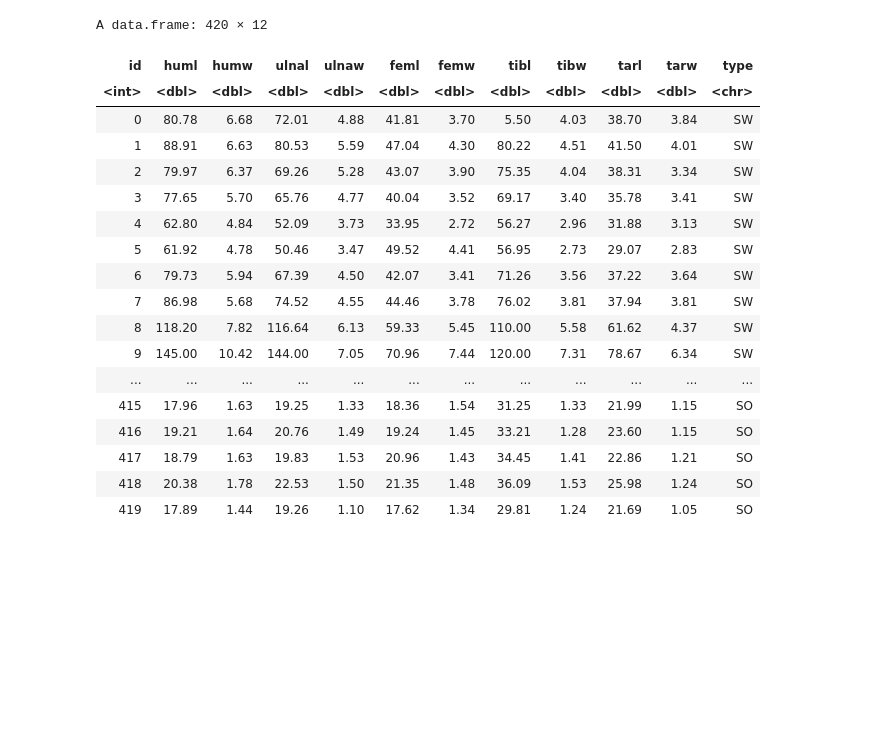
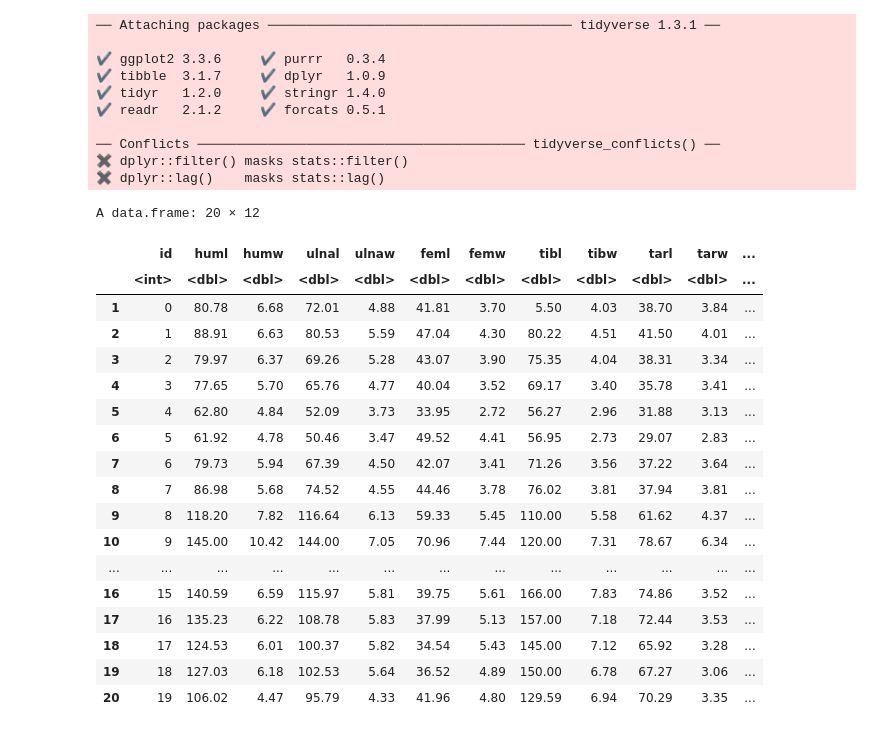
Before and after one commit to DanielHuangjiakang/Bird_Bone_Classification-DSCI100GroupProject, a Jupyter notebook: Data Sci 100 Group_128 V2.ipynb, the cells around one changed output. Cells and saved outputs as stored; diff of their text form; code cells hidden in the pictures; blank space fills up the shorter version.

```diff
--- a/Data Sci 100 Group_128 V2.ipynb
+++ b/Data Sci 100 Group_128 V2.ipynb
@@ -1,28 +1,43 @@
 # %%
-#read the bird_dataset from website
+# Download data from website
 library(tidyverse)
+library(repr)
+library(readxl)
+library(cowplot)
+library(RColorBrewer)
+
 bird_data <- read.csv("https://raw.githubusercontent.com/DanielHuangjiakang/Projcet-Group-128-DSCI-100/main/bird%202.csv", header = TRUE)
-bird_data
+head(bird_data, n = 20)
 # %% [output]
-A data.frame: 420 × 12
+── Attaching packages ─────────────────────────────────────── tidyverse 1.3.1 ──
+
+✔ ggplot2 3.3.6     ✔ purrr   0.3.4
+✔ tibble  3.1.7     ✔ dplyr   1.0.9
+✔ tidyr   1.2.0     ✔ stringr 1.4.0
+✔ readr   2.1.2     ✔ forcats 0.5.1
+
+── Conflicts ────────────────────────────────────────── tidyverse_conflicts() ──
+✖ dplyr::filter() masks stats::filter()
+✖ dplyr::lag()    masks stats::lag()
+A data.frame: 20 × 12
-| id | huml | humw | ulnal | ulnaw | feml | femw | tibl | tibw | tarl | tarw | type |
-| <int> | <dbl> | <dbl> | <dbl> | <dbl> | <dbl> | <dbl> | <dbl> | <dbl> | <dbl> | <dbl> | <chr> |
-| 0 | 80.78 | 6.68 | 72.01 | 4.88 | 41.81 | 3.70 | 5.50 | 4.03 | 38.70 | 3.84 | SW |
-| 1 | 88.91 | 6.63 | 80.53 | 5.59 | 47.04 | 4.30 | 80.22 | 4.51 | 41.50 | 4.01 | SW |
-| 2 | 79.97 | 6.37 | 69.26 | 5.28 | 43.07 | 3.90 | 75.35 | 4.04 | 38.31 | 3.34 | SW |
-| 3 | 77.65 | 5.70 | 65.76 | 4.77 | 40.04 | 3.52 | 69.17 | 3.40 | 35.78 | 3.41 | SW |
-| 4 | 62.80 | 4.84 | 52.09 | 3.73 | 33.95 | 2.72 | 56.27 | 2.96 | 31.88 | 3.13 | SW |
-| 5 | 61.92 | 4.78 | 50.46 | 3.47 | 49.52 | 4.41 | 56.95 | 2.73 | 29.07 | 2.83 | SW |
-| 6 | 79.73 | 5.94 | 67.39 | 4.50 | 42.07 | 3.41 | 71.26 | 3.56 | 37.22 | 3.64 | SW |
-| 7 | 86.98 | 5.68 | 74.52 | 4.55 | 44.46 | 3.78 | 76.02 | 3.81 | 37.94 | 3.81 | SW |
-| 8 | 118.20 | 7.82 | 116.64 | 6.13 | 59.33 | 5.45 | 110.00 | 5.58 | 61.62 | 4.37 | SW |
-| 9 | 145.00 | 10.42 | 144.00 | 7.05 | 70.96 | 7.44 | 120.00 | 7.31 | 78.67 | 6.34 | SW |
-| ... | ... | ... | ... | ... | ... | ... | ... | ... | ... | ... | ... |
-| 415 | 17.96 | 1.63 | 19.25 | 1.33 | 18.36 | 1.54 | 31.25 | 1.33 | 21.99 | 1.15 | SO |
-| 416 | 19.21 | 1.64 | 20.76 | 1.49 | 19.24 | 1.45 | 33.21 | 1.28 | 23.60 | 1.15 | SO |
-| 417 | 18.79 | 1.63 | 19.83 | 1.53 | 20.96 | 1.43 | 34.45 | 1.41 | 22.86 | 1.21 | SO |
-| 418 | 20.38 | 1.78 | 22.53 | 1.50 | 21.35 | 1.48 | 36.09 | 1.53 | 25.98 | 1.24 | SO |
-| 419 | 17.89 | 1.44 | 19.26 | 1.10 | 17.62 | 1.34 | 29.81 | 1.24 | 21.69 | 1.05 | SO |
+|  | id | huml | humw | ulnal | ulnaw | feml | femw | tibl | tibw | tarl | tarw | ... |
+|  | <int> | <dbl> | <dbl> | <dbl> | <dbl> | <dbl> | <dbl> | <dbl> | <dbl> | <dbl> | <dbl> | ... |
+| 1 | 0 | 80.78 | 6.68 | 72.01 | 4.88 | 41.81 | 3.70 | 5.50 | 4.03 | 38.70 | 3.84 | ... |
+| 2 | 1 | 88.91 | 6.63 | 80.53 | 5.59 | 47.04 | 4.30 | 80.22 | 4.51 | 41.50 | 4.01 | ... |
+| 3 | 2 | 79.97 | 6.37 | 69.26 | 5.28 | 43.07 | 3.90 | 75.35 | 4.04 | 38.31 | 3.34 | ... |
+| 4 | 3 | 77.65 | 5.70 | 65.76 | 4.77 | 40.04 | 3.52 | 69.17 | 3.40 | 35.78 | 3.41 | ... |
+| 5 | 4 | 62.80 | 4.84 | 52.09 | 3.73 | 33.95 | 2.72 | 56.27 | 2.96 | 31.88 | 3.13 | ... |
+| 6 | 5 | 61.92 | 4.78 | 50.46 | 3.47 | 49.52 | 4.41 | 56.95 | 2.73 | 29.07 | 2.83 | ... |
+| 7 | 6 | 79.73 | 5.94 | 67.39 | 4.50 | 42.07 | 3.41 | 71.26 | 3.56 | 37.22 | 3.64 | ... |
+| 8 | 7 | 86.98 | 5.68 | 74.52 | 4.55 | 44.46 | 3.78 | 76.02 | 3.81 | 37.94 | 3.81 | ... |
+| 9 | 8 | 118.20 | 7.82 | 116.64 | 6.13 | 59.33 | 5.45 | 110.00 | 5.58 | 61.62 | 4.37 | ... |
+| 10 | 9 | 145.00 | 10.42 | 144.00 | 7.05 | 70.96 | 7.44 | 120.00 | 7.31 | 78.67 | 6.34 | ... |
+| ... | ... | ... | ... | ... | ... | ... | ... | ... | ... | ... | ... | ... |
+| 16 | 15 | 140.59 | 6.59 | 115.97 | 5.81 | 39.75 | 5.61 | 166.00 | 7.83 | 74.86 | 3.52 | ... |
+| 17 | 16 | 135.23 | 6.22 | 108.78 | 5.83 | 37.99 | 5.13 | 157.00 | 7.18 | 72.44 | 3.53 | ... |
+| 18 | 17 | 124.53 | 6.01 | 100.37 | 5.82 | 34.54 | 5.43 | 145.00 | 7.12 | 65.92 | 3.28 | ... |
+| 19 | 18 | 127.03 | 6.18 | 102.53 | 5.64 | 36.52 | 4.89 | 150.00 | 6.78 | 67.27 | 3.06 | ... |
+| 20 | 19 | 106.02 | 4.47 | 95.79 | 4.33 | 41.96 | 4.80 | 129.59 | 6.94 | 70.29 | 3.35 | ... |
 # %%
 # huml: Length of Humerus (mm)
 # humw: Diameter of Humerus (mm)
```
Also changed, not shown: parts of 7 cells of this notebook.
